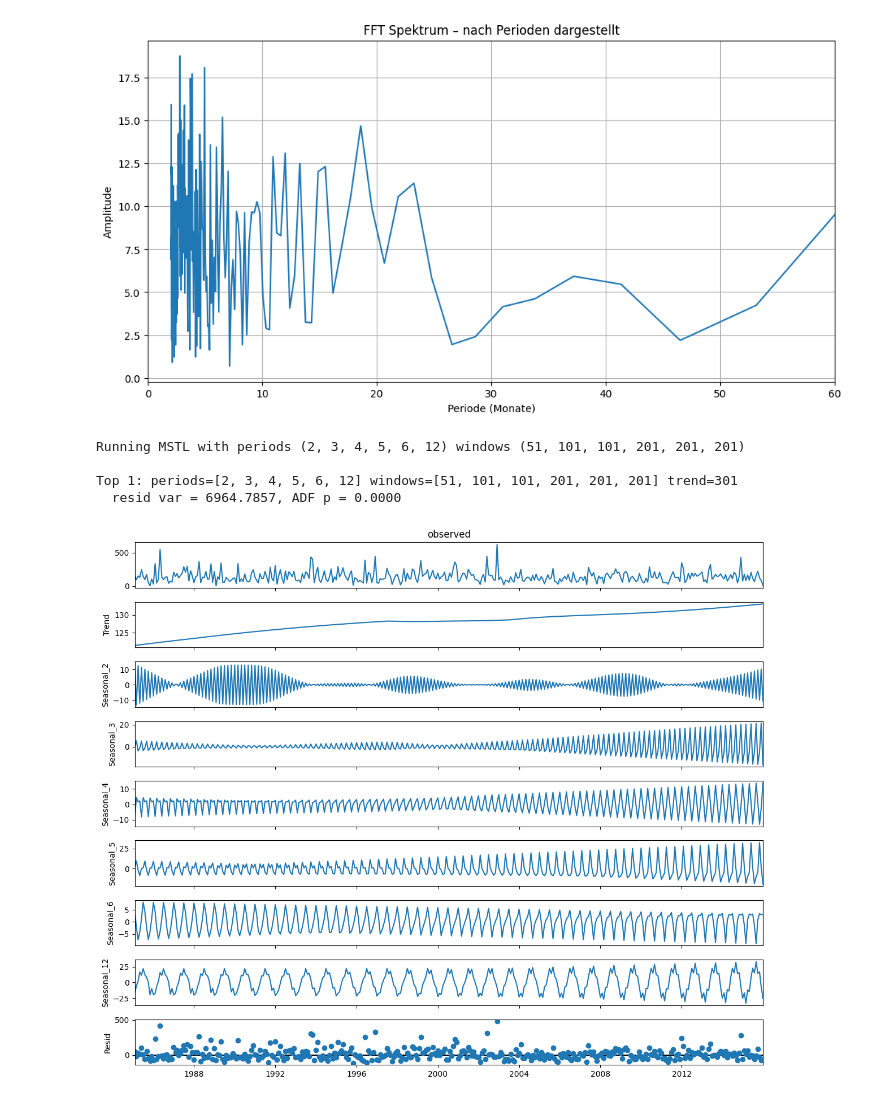
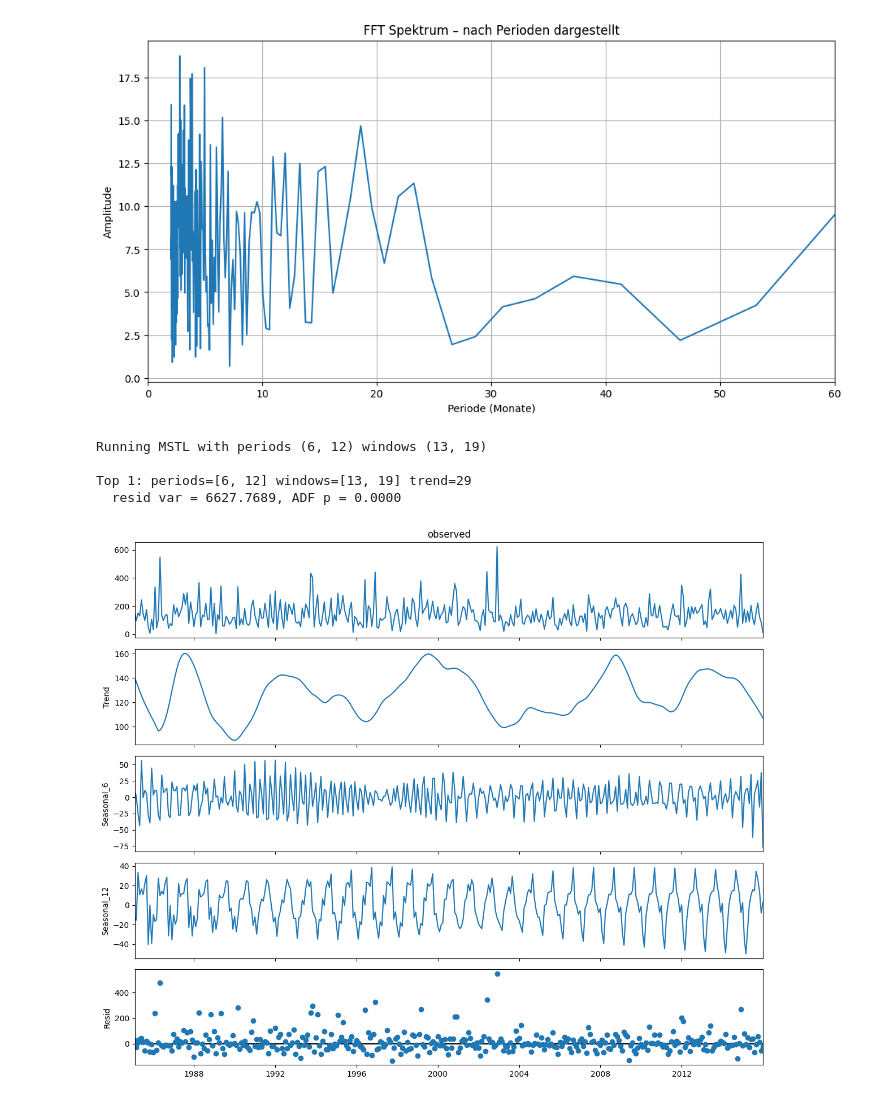
Before and after one commit to Sandra-Senn/spz_Wasserstand_analyse, a Jupyter notebook: notebooks/Rain_Decompose.ipynb, the cells around one changed output. Saved outputs shown, nothing was run; the diff lists cells and outputs as text; code cells hidden in the pictures.

```diff
--- a/notebooks/Rain_Decompose.ipynb
+++ b/notebooks/Rain_Decompose.ipynb
@@ -302,36 +302,38 @@ def evaluate_mstl(series, periods, windows, robust=True):
             'periods': periods, 'windows': windows, 'trend': trend}
 
 series = rain_m
 
 candidate_periods = [
-    (2,3,4,5,6,12)
+    (6,12)
 ]
 
 candidate_windows = {
-    (2,3,4,5,6,12): [(51,101,101,201,201,201)]
+    (6,12): [(13,19)]
 }
 
 results = []
 for periods in candidate_periods:
     for windows in candidate_windows[periods]:
         print("Running MSTL with periods", periods, "windows", windows)
         r = evaluate_mstl(series, periods=list(periods), windows=list(windows))
         results.append(r)
 
 results_sorted = sorted(results, key=lambda x: (x['var_resid'], x['adf_p']))
 
 for i, r in enumerate(results_sorted[:3], 1):
     print(f"\nTop {i}: periods={r['periods']} windows={r['windows']} trend={r['trend']}")
     print(f"  resid var = {r['var_resid']:.4f}, ADF p = {r['adf_p']:.4f}")
 
+
+
 best = results_sorted[0]['res']
 fig = best.plot()
 fig.set_size_inches(12,10)
 plt.tight_layout()
 plt.show()
 # %% [output]
-Running MSTL with periods (2, 3, 4, 5, 6, 12) windows (51, 101, 101, 201, 201, 201)
+Running MSTL with periods (6, 12) windows (13, 19)
 
-Top 1: periods=[2, 3, 4, 5, 6, 12] windows=[51, 101, 101, 201, 201, 201] trend=301
-  resid var = 6964.7857, ADF p = 0.0000
+Top 1: periods=[6, 12] windows=[13, 19] trend=29
+  resid var = 6627.7689, ADF p = 0.0000
-[figure, old version]
+[figure, new version]
```
Also changed, not shown: parts of 3 cells of this notebook.
